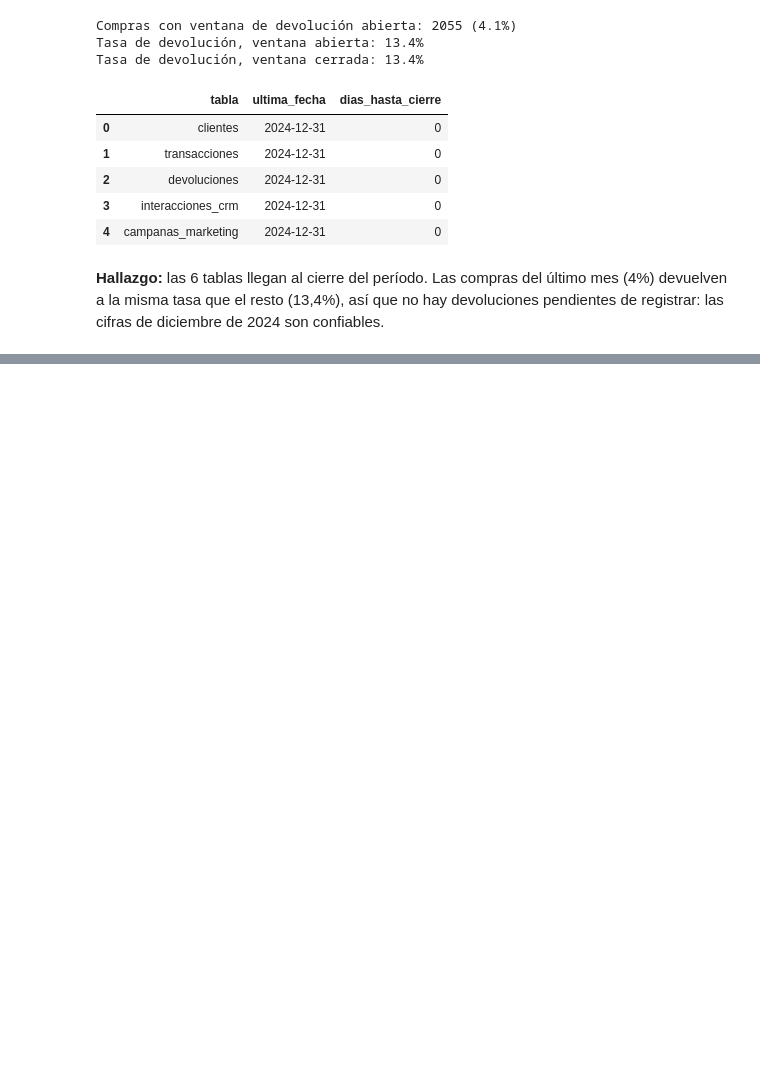
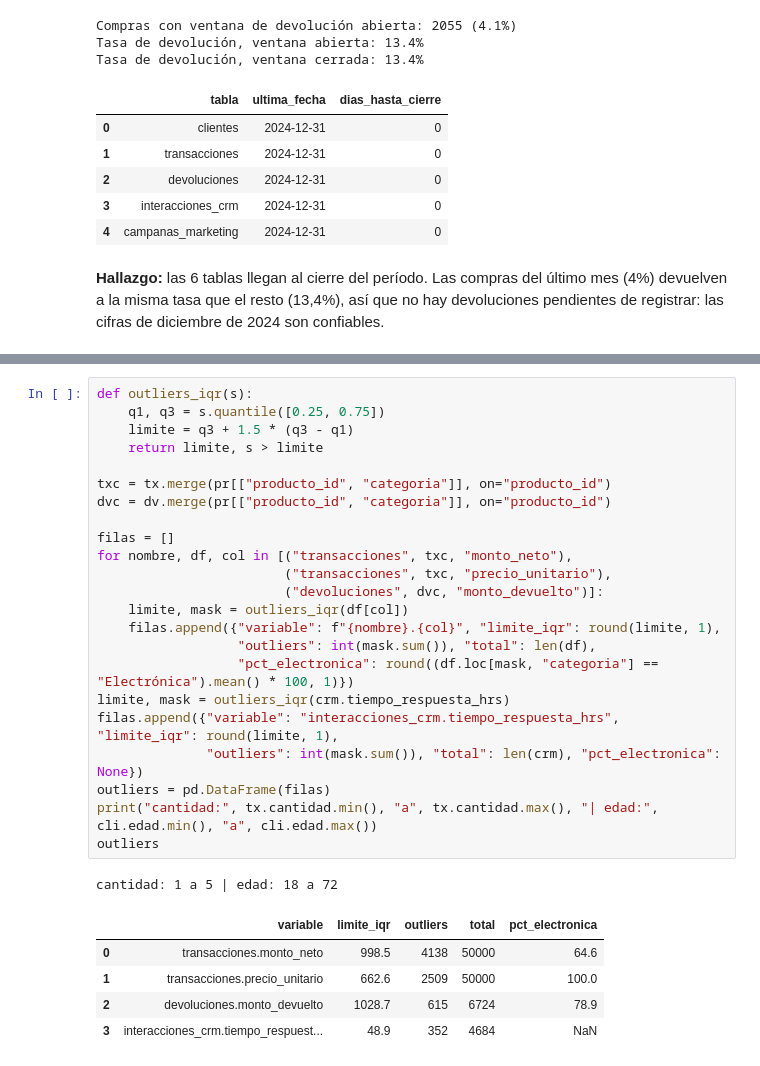
Before and after one commit to Hjanner/retail-intelligence, a Jupyter notebook: notebooks/01_auditoria.ipynb, the cells around one changed output, grey strips where cells are left out. Drawn from its saved outputs; the diff is of its cells as text; blank space fills up the shorter version.

```diff
--- a/notebooks/01_auditoria.ipynb
+++ b/notebooks/01_auditoria.ipynb
@@ -288,0 +396,30 @@ pendientes de registrar: las cifras de diciembre de 2024 son confiables.
+# %%
+def outliers_iqr(s):
+    q1, q3 = s.quantile([0.25, 0.75])
+    limite = q3 + 1.5 * (q3 - q1)
+    return limite, s > limite
+
+txc = tx.merge(pr[["producto_id", "categoria"]], on="producto_id")
+dvc = dv.merge(pr[["producto_id", "categoria"]], on="producto_id")
+
+filas = []
+for nombre, df, col in [("transacciones", txc, "monto_neto"),
+                        ("transacciones", txc, "precio_unitario"),
+                        ("devoluciones", dvc, "monto_devuelto")]:
+    limite, mask = outliers_iqr(df[col])
+    filas.append({"variable": f"{nombre}.{col}", "limite_iqr": round(limite, 1),
+                  "outliers": int(mask.sum()), "total": len(df),
+                  "pct_electronica": round((df.loc[mask, "categoria"] == "Electrónica").mean() * 100, 1)})
+limite, mask = outliers_iqr(crm.tiempo_respuesta_hrs)
+filas.append({"variable": "interacciones_crm.tiempo_respuesta_hrs", "limite_iqr": round(limite, 1),
+              "outliers": int(mask.sum()), "total": len(crm), "pct_electronica": None})
+outliers = pd.DataFrame(filas)
+print("cantidad:", tx.cantidad.min(), "a", tx.cantidad.max(), "| edad:", cli.edad.min(), "a", cli.edad.max())
+outliers
+# %% [output]
+cantidad: 1 a 5 | edad: 18 a 72
+|  | variable | limite_iqr | outliers | total | pct_electronica |
+| 0 | transacciones.monto_neto | 998.5 | 4138 | 50000 | 64.6 |
+| 1 | transacciones.precio_unitario | 662.6 | 2509 | 50000 | 100.0 |
+| 2 | devoluciones.monto_devuelto | 1028.7 | 615 | 6724 | 78.9 |
+| 3 | interacciones_crm.tiempo_respuest... | 48.9 | 352 | 4684 | NaN |
```
Also changed, not shown: parts of 8 cells of this notebook, 2 other files.
